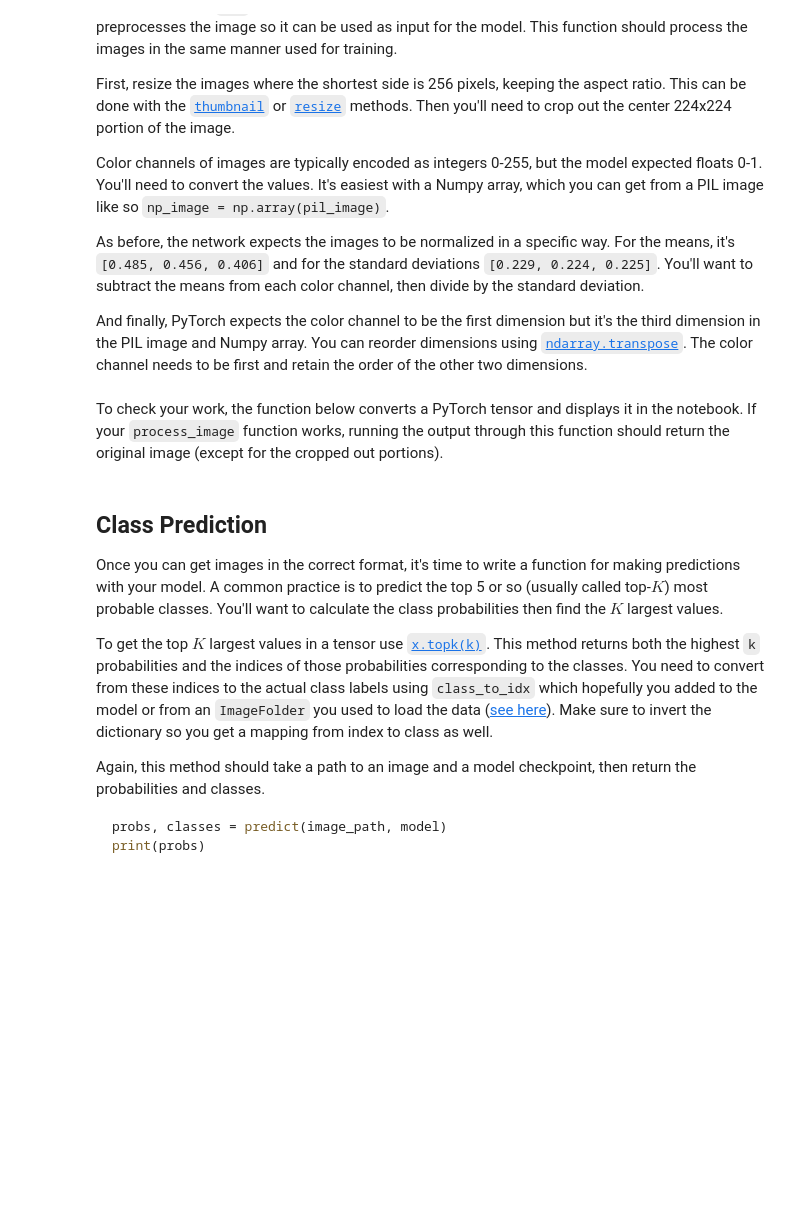
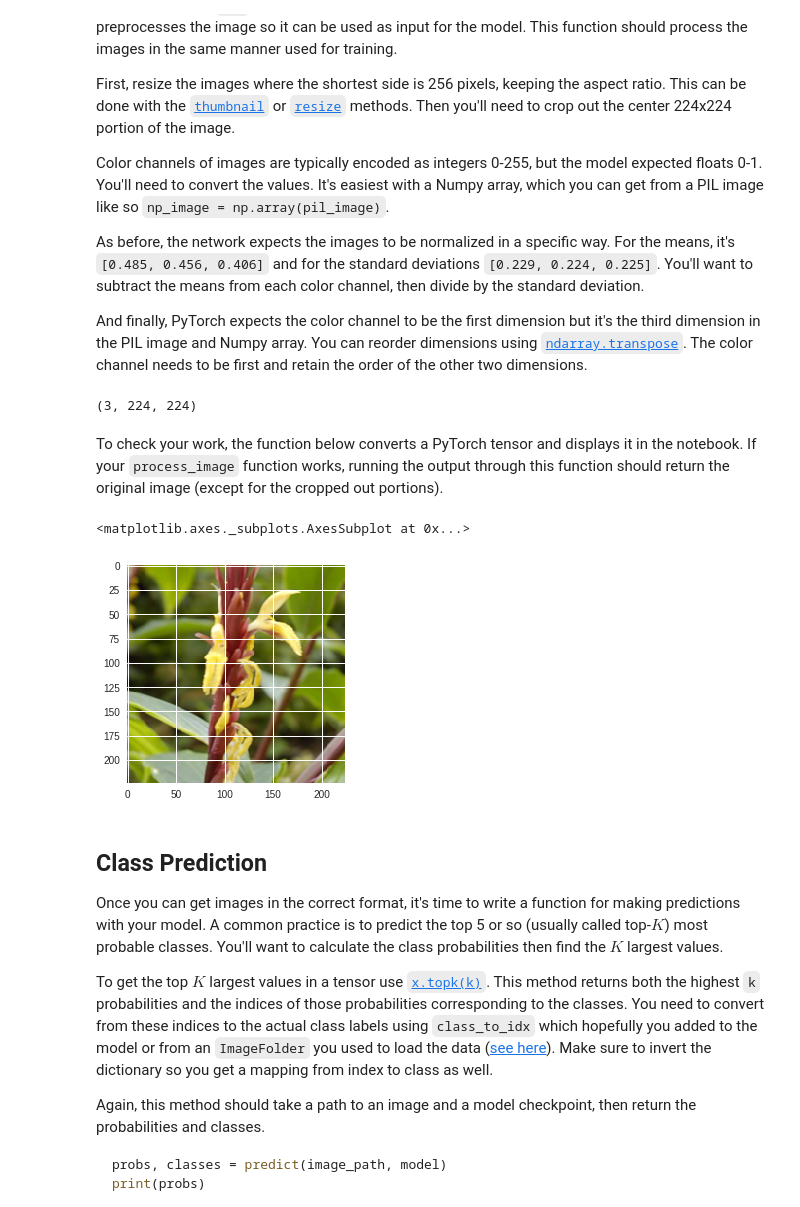
Before and after one commit to CJL810/udacity-pytorch-challenge, a Jupyter notebook: Image_Classifier_Project.ipynb, the cells around one changed output. Drawn from its saved outputs; the diff is of its cells as text; code cells hidden in the pictures; blank space fills up the shorter version.

Commit message:
rewrote process_image and plot_solution functions.

```diff
--- a/Image_Classifier_Project.ipynb
+++ b/Image_Classifier_Project.ipynb
@@ -431,10 +433,3 @@ Color channels of images are typically encoded as integers 0-255, but the model
 As before, the network expects the images to be normalized in a specific way. For the means, it's `[0.485, 0.456, 0.406]` and for the standard deviations `[0.229, 0.224, 0.225]`. You'll want to subtract the means from each color channel, then divide by the standard deviation.
 
 And finally, PyTorch expects the color channel to be the first dimension but it's the third dimension in the PIL image and Numpy array. You can reorder dimensions using [`ndarray.transpose`](https://docs.scipy.org/doc/numpy-1.13.0/reference/generated/numpy.ndarray.transpose.html). The color channel needs to be first and retain the order of the other two dimensions.
-# %%
-def process_image(image):
-    ''' Scales, crops, and normalizes a PIL image for a PyTorch model,
-        returns an Numpy array
-    '''
-
-    # TODO: Process a PIL image for use in a PyTorch model
@@ -441,3 +467,10 @@ def process_image(image):
+# %%
+image_path = 'flower_data/valid/61/image_06296.jpg'
+image = process_image(image_path)
+
+image.shape
+# %% [output]
+(3, 224, 224)
 # %% [markdown]
 To check your work, the function below converts a PyTorch tensor and displays it in the notebook. If your `process_image` function works, running the output through this function should return the original image (except for the cropped out portions).
 # %%
@@ -446,21 +479,24 @@ def imshow(image, ax=None, title=None):
     if ax is None:
         fig, ax = plt.subplots()
 
-    # PyTorch tensors assume the color channel is the first dimension
-    # but matplotlib assumes is the third dimension
-    image = image.numpy().transpose((1, 2, 0))
+    image = image.transpose((1, 2, 0))
 
-    # Undo preprocessing
     mean = np.array([0.485, 0.456, 0.406])
     std = np.array([0.229, 0.224, 0.225])
     image = std * image + mean
 
-    # Image needs to be clipped between 0 and 1 or it looks like noise when displayed
     image = np.clip(image, 0, 1)
 
     ax.imshow(image)
 
     return ax
+# %%
+image_path = 'flower_data/valid/61/image_06296.jpg'
+img = process_image(image_path)
+imshow(img)
+# %% [output]
+<matplotlib.axes._subplots.AxesSubplot at 0x...>
+[figure, added]
 # %% [markdown]
 ## Class Prediction
 
```
Also changed, not shown: parts of 11 cells of this notebook.
